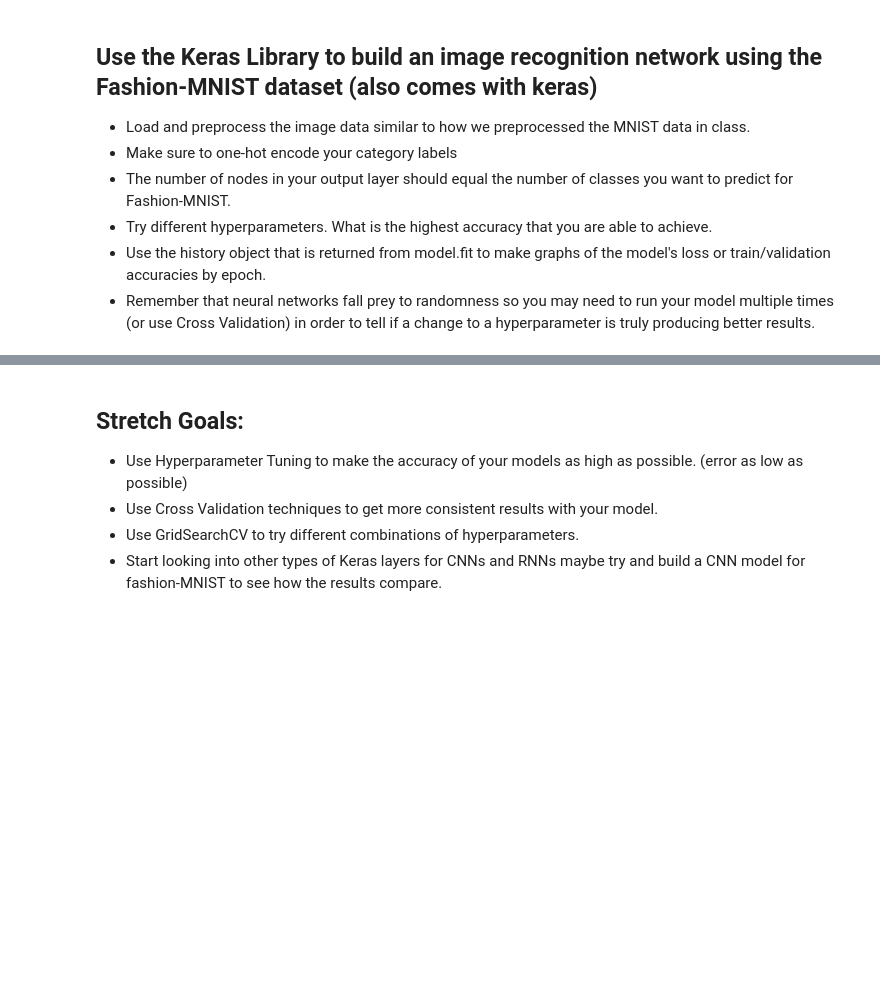
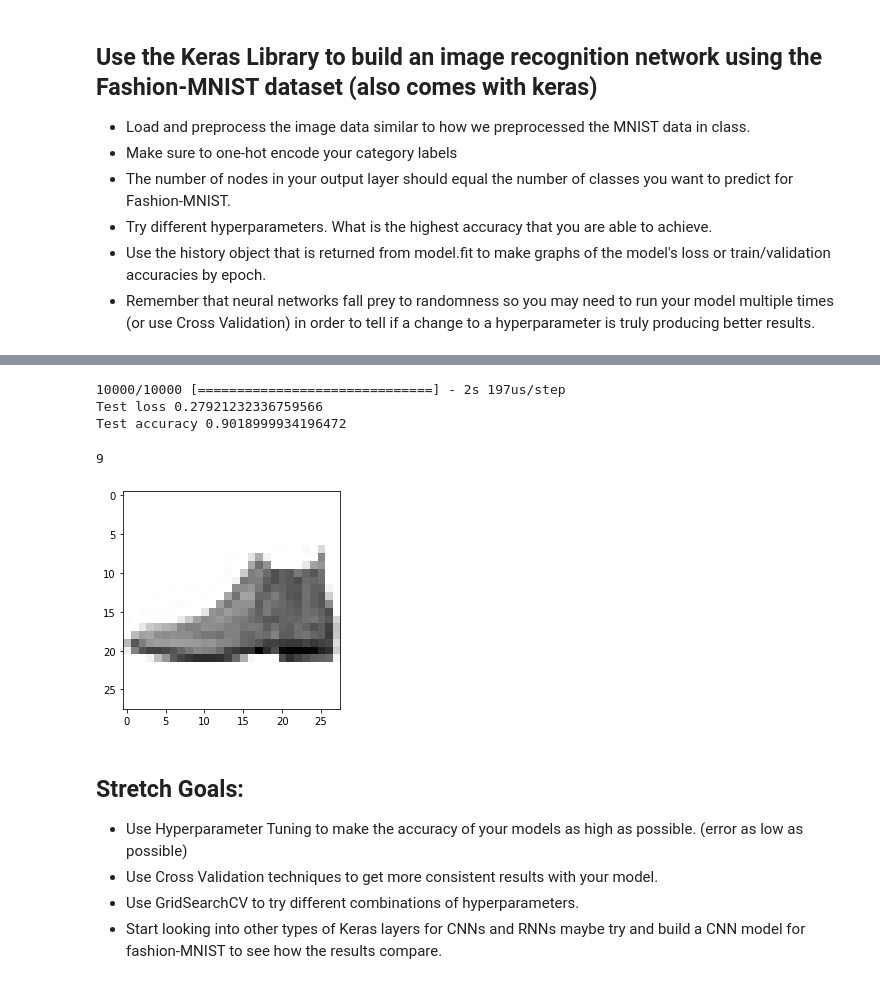
Before and after one commit to Edudeiko/DS-Unit-4-Sprint-2-Neural-Networks, a Jupyter notebook: module3-Intro-to-Keras/LS_DS_423_Keras_Assignment.ipynb, the cells around one changed output, grey strips where cells are left out. Drawn from its saved outputs; the diff is of its cells as text; code cells hidden in the pictures; blank space fills up the shorter version.

```diff
--- a/module3-Intro-to-Keras/LS_DS_423_Keras_Assignment.ipynb
+++ b/module3-Intro-to-Keras/LS_DS_423_Keras_Assignment.ipynb
@@ -208,0 +219,2 @@ Test msError: 23.20
+# %%
+(train_X,train_Y), (test_X,test_Y) = fashion_mnist.load_data()
@@ -208,0 +225,3 @@ Test msError: 23.20
+# %%
+train_X = train_X.reshape(-1, 28,28, 1)
+test_X = test_X.reshape(-1, 28,28, 1)
@@ -208,0 +236,6 @@ Test msError: 23.20
+# %%
+train_X = train_X.astype('float32')
+test_X = test_X.astype('float32')
+
+train_X = train_X / 255
+test_X = test_X / 255
@@ -209,3 +316,21 @@ Test msError: 23.20
+# %%
+test_loss, test_acc = model.evaluate(test_X, test_Y_one_hot)
+print('Test loss', test_loss)
+print('Test accuracy', test_acc)
+# %% [output]
+10000/10000 [==============================] - 2s 197us/step
+Test loss 0.27921232336759566
+Test accuracy 0.9018999934196472
+# %%
+predictions = model.predict(test_X)
+print(np.argmax(np.round(predictions[0])))
+# %% [output]
+9
+# %%
+plt.imshow(test_X[0].reshape(28, 28), cmap = plt.cm.binary)
+plt.show()
+# %% [output]
+[figure, added]
 # %% [markdown]
 ## Stretch Goals:
 
```
Also changed, not shown: parts of 17 cells of this notebook.
